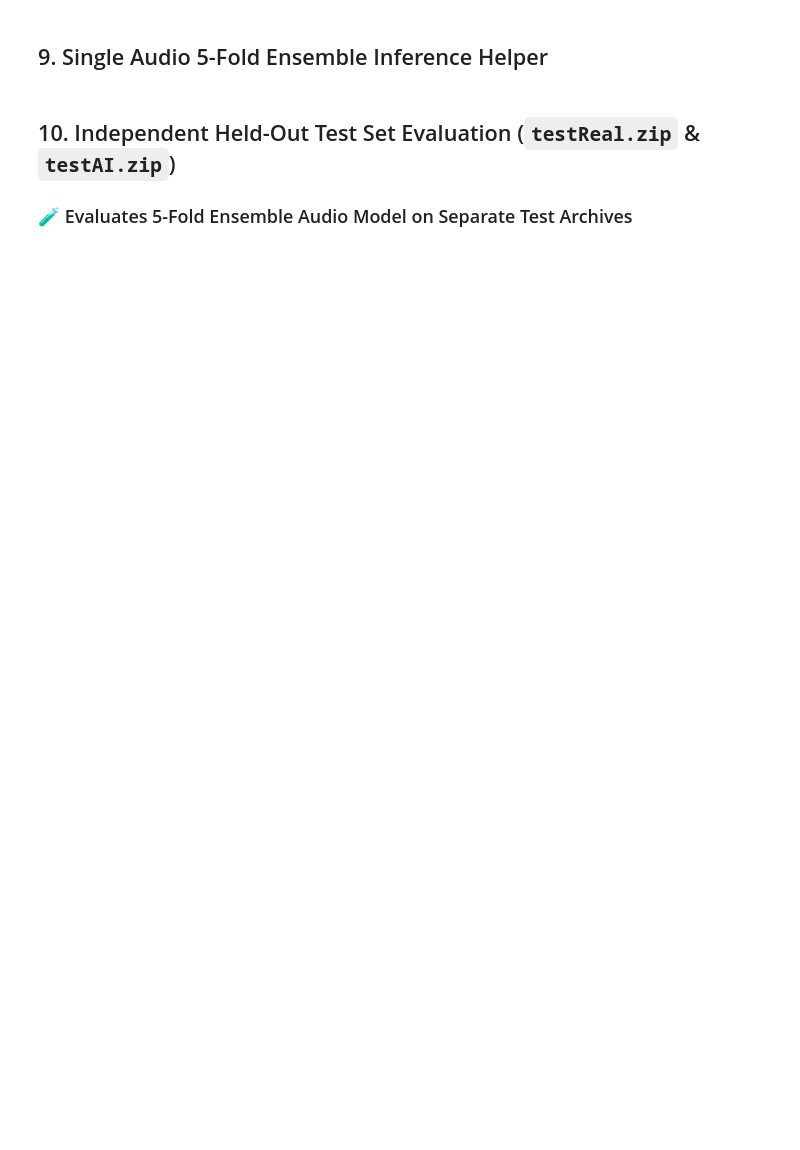
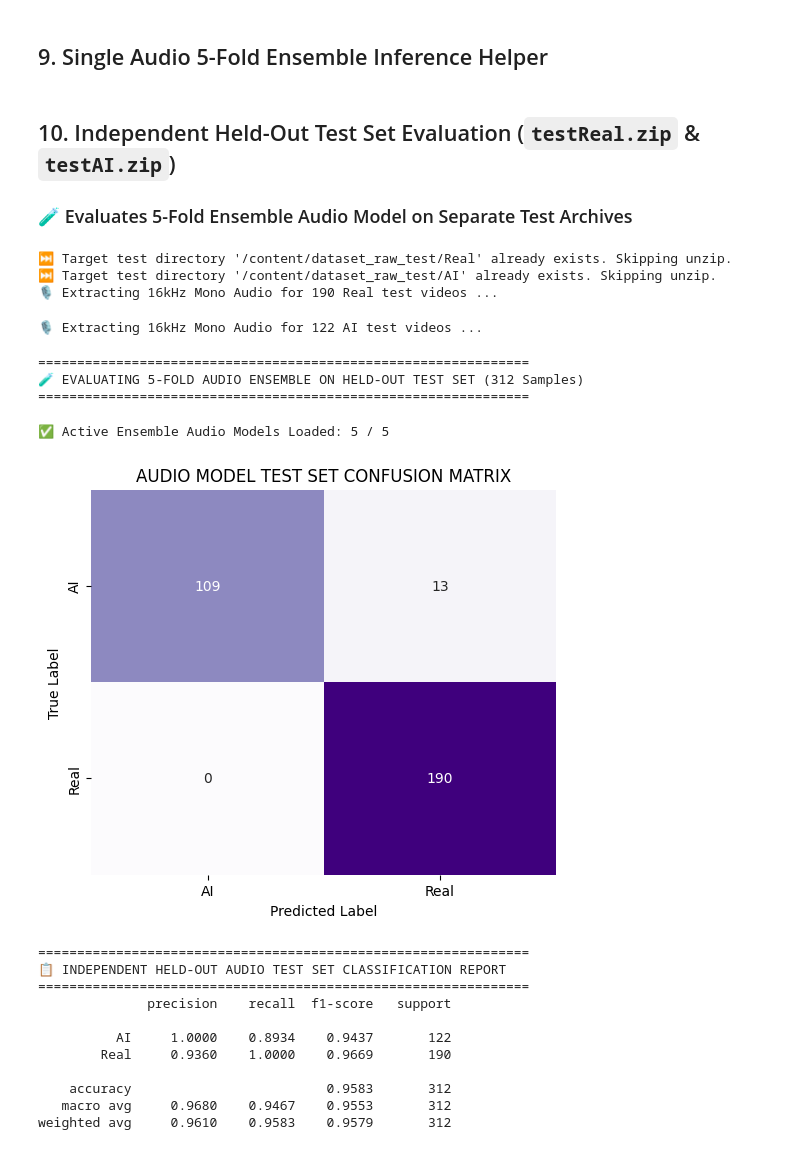
Before and after one commit to putrahadiyanto/mancing-tipu, a Jupyter notebook: notebook/revision1/kfold_audio_ai_detection.ipynb, the cells around one changed output. Drawn from its saved outputs; the diff is of its cells as text; code cells hidden in the pictures; blank space fills up the shorter version.

```diff
--- a/notebook/revision1/kfold_audio_ai_detection.ipynb
+++ b/notebook/revision1/kfold_audio_ai_detection.ipynb
@@ -260,7 +264,9 @@ for cls in CLASSES:
 ## 4. Load 5-Fold Stratified GroupKFold Split (`kfold_splits.json`)
 # %%
 all_audio_samples = []
-for label_idx, cls in enumerate(CLASSES):
+# Note: MelodyMachine pretrained head uses 0=fake/AI, 1=real/Real
+for cls in CLASSES:
+    label_idx = 1 if cls == "Real" else 0
     cls_dir = os.path.join(LOCAL_AUDIO_DIR, cls)
     if not os.path.exists(cls_dir):
         continue
@@ -336,7 +342,7 @@ class AudioChunkDataset(Dataset):
         self.max_samples = max_samples
         self.augment = augment
 
-        stride_samples = max_samples // 2 if augment else max_samples
+        stride_samples = max_samples  # Non-overlapping 5-second chunk stride
         error_count = 0
         for wav_path, label in samples:
             try:
@@ -380,9 +386,9 @@ class AudioChunkDataset(Dataset):
         waveform, label = self.chunk_samples[idx]
         if self.augment:
             waveform = apply_audio_augmentations(waveform, sample_rate=self.target_sr)
-        inputs = feature_extractor(waveform.squeeze(0).numpy(), sampling_rate=self.target_sr, return_tensors="pt")
+        inputs = feature_extractor(waveform.squeeze(0).numpy(), sampling_rate=self.target_sr, do_normalize=True, return_tensors="pt")
         input_values = inputs.input_values.squeeze(0)
         return input_values, label
 
-print("✅ Loaded Section 2B.3 Train-Only Audio Waveform Augmentation Dataset!")
+print("✅ Loaded Section 2B.3 Train-Only Audio Waveform Augmentation Dataset (Non-Overlapping 5s Chunks)!")
 # %% [output]
@@ -397,7 +403,7 @@ def train_wav2vec2_kfold_pipeline(model_tag="AUGMENTED_AUDIO", epochs=EPOCHS, pa
 
     print(f"========================================================")
     print(f"🚀 STARTING 5-FOLD CROSS-VALIDATION FINE-TUNING [{model_tag}]")
-    print(f"   Backbone: {HF_MODEL_ID} | Batch Size: {BATCH_SIZE}")
+    print(f"   Backbone: {HF_MODEL_ID} | Batch Size: {BATCH_SIZE} | LR: {LEARNING_RATE}")
     print(f"========================================================")
 
     for fold_name, split_info in kfold_splits.items():
@@ -444,13 +450,13 @@ def train_wav2vec2_kfold_pipeline(model_tag="AUGMENTED_AUDIO", epochs=EPOCHS, pa
             torch.cuda.empty_cache()
             continue
 
-        # Load Fresh Wav2Vec2 Model for Fold (Explicit label mapping: 0=Real, 1=AI)
+        # Load Fresh Wav2Vec2 Model for Fold (Matches MelodyMachine pretrained head: 0=AI, 1=Real)
         model = AutoModelForAudioClassification.from_pretrained(
             HF_MODEL_ID,
             num_labels=len(CLASSES),
             ignore_mismatched_sizes=True,
-            id2label={0: "Real", 1: "AI"},
-            label2id={"Real": 0, "AI": 1}
+            id2label={0: "AI", 1: "Real"},
+            label2id={"AI": 0, "Real": 1}
         ).to(device)
 
         train_ds = AudioChunkDataset(train_samples, target_sr=SAMPLE_RATE, max_samples=MAX_AUDIO_SAMPLES, augment=True)
@@ -458,7 +464,7 @@ def train_wav2vec2_kfold_pipeline(model_tag="AUGMENTED_AUDIO", epochs=EPOCHS, pa
 
         criterion = nn.CrossEntropyLoss()
         optimizer = torch.optim.AdamW(model.parameters(), lr=LEARNING_RATE, weight_decay=WEIGHT_DECAY)
-        scheduler = torch.optim.lr_scheduler.ReduceLROnPlateau(optimizer, mode='min', factor=REDUCE_LR_FACTOR, patience=REDUCE_LR_PATIENCE, min_lr=MIN_LR)
+        scheduler = torch.optim.lr_scheduler.CosineAnnealingLR(optimizer, T_max=epochs, eta_min=MIN_LR)
         scaler = torch.cuda.amp.GradScaler()
 
         best_val_loss = float('inf')
@@ -510,7 +516,7 @@ def train_wav2vec2_kfold_pipeline(model_tag="AUGMENTED_AUDIO", epochs=EPOCHS, pa
             ep_val_acc = val_corr / val_tot
             history["val_loss"].append(ep_val_loss)
             history["val_acc"].append(ep_val_acc)
-            scheduler.step(ep_val_loss)
+            scheduler.step()
 
             print(f"[{fold_name}] Ep {epoch:02d}/{epochs:02d} | Train Loss: {ep_tr_loss:.4f} Acc: {ep_tr_acc*100:.2f}% | Val Loss: {ep_val_loss:.4f} Acc: {ep_val_acc*100:.2f}%")
 
@@ -753,13 +801,15 @@ for cls in CLASSES:
 
 # Evaluate 5-Fold Soft Voting Ensemble Audio Model on Independent Test Set
 test_audio_samples = []
-for label_idx, cls in enumerate(CLASSES):
+# Note: Model index 0 = AI, 1 = Real in MelodyMachine head
+for cls in CLASSES:
+    true_label = 1 if cls == "Real" else 0
     cls_dir = os.path.join(LOCAL_AUDIO_TEST_DIR, cls)
     if not os.path.exists(cls_dir):
         continue
     wav_files = glob.glob(os.path.join(cls_dir, "*.wav"))
     for wf in wav_files:
-        test_audio_samples.append((wf, label_idx, Path(wf).stem))
+        test_audio_samples.append((wf, true_label, Path(wf).stem))
 
 print(f"\n===============================================================")
 print(f"🧪 EVALUATING 5-FOLD AUDIO ENSEMBLE ON HELD-OUT TEST SET ({len(test_audio_samples)} Samples)")
@@ -792,38 +842,59 @@ if len(ensemble_audio_models) > 0 and len(test_audio_samples) > 0:
             pad_len = MAX_AUDIO_SAMPLES - total_len
             chunks.append(F.pad(waveform, (0, pad_len)))
         else:
-            for start in range(0, total_len - MAX_AUDIO_SAMPLES + 1, MAX_AUDIO_SAMPLES // 2):
+            for start in range(0, total_len - MAX_AUDIO_SAMPLES + 1, MAX_AUDIO_SAMPLES):
                 chunks.append(waveform[:, start:start + MAX_AUDIO_SAMPLES])
 
-        inputs_list = [feature_extractor(c.squeeze(0).numpy(), sampling_rate=SAMPLE_RATE, return_tensors="pt").input_values.squeeze(0) for c in chunks]
+        inputs_list = [feature_extractor(c.squeeze(0).numpy(), sampling_rate=SAMPLE_RATE, do_normalize=True, return_tensors="pt").input_values.squeeze(0) for c in chunks]
         tensors = torch.stack(inputs_list).to(device)
 
         fold_probs = []
         with torch.no_grad():
             for m in ensemble_audio_models:
                 with torch.cuda.amp.autocast():
                     outputs = m(tensors)
                     probs = F.softmax(outputs.logits if hasattr(outputs, 'logits') else outputs, dim=-1).cpu().numpy()
                 fold_probs.append(np.mean(probs, axis=0))
 
         ens_prob = np.mean(fold_probs, axis=0)
         pred_lbl = int(np.argmax(ens_prob))
         y_true_test.append(true_label)
         y_pred_test.append(pred_lbl)
 
-    # Plot Independent Audio Test Set Confusion Matrix
+    # Plot Independent Audio Test Set Confusion Matrix (Labels ordered ["AI", "Real"] matching indices 0, 1)
     fig, ax = plt.subplots(figsize=(6, 5))
-    cm_test = confusion_matrix(y_true_test, y_pred_test)
+    cm_test = confusion_matrix(y_true_test, y_pred_test, labels=[0, 1])
     sns.heatmap(cm_test, annot=True, fmt="d", cmap="Purples", cbar=False, ax=ax,
-                xticklabels=CLASSES, yticklabels=CLASSES)
-    ax.set_title("🧪 HELD-OUT AUDIO TEST SET CONFUSION MATRIX")
+                xticklabels=["AI", "Real"], yticklabels=["AI", "Real"])
+    ax.set_title("AUDIO MODEL TEST SET CONFUSION MATRIX")
     ax.set_xlabel("Predicted Label")
     ax.set_ylabel("True Label")
     plt.show()
 
     print("\n===============================================================")
     print("📋 INDEPENDENT HELD-OUT AUDIO TEST SET CLASSIFICATION REPORT")
     print("===============================================================")
-    print(classification_report(y_true_test, y_pred_test, target_names=CLASSES, digits=4))
+    print(classification_report(y_true_test, y_pred_test, labels=[0, 1], target_names=["AI", "Real"], digits=4))
 else:
     print("ℹ️ Audio test samples or fine-tuned fold checkpoints not ready for test evaluation.")
+# %% [output]
+⏭️ Target test directory '/content/dataset_raw_test/Real' already exists. Skipping unzip.
+⏭️ Target test directory '/content/dataset_raw_test/AI' already exists. Skipping unzip.
+🎙️ Extracting 16kHz Mono Audio for 190 Real test videos ...
+🎙️ Extracting 16kHz Mono Audio for 122 AI test videos ...
+===============================================================
+🧪 EVALUATING 5-FOLD AUDIO ENSEMBLE ON HELD-OUT TEST SET (312 Samples)
+===============================================================
+✅ Active Ensemble Audio Models Loaded: 5 / 5
+[figure, added]
+===============================================================
+📋 INDEPENDENT HELD-OUT AUDIO TEST SET CLASSIFICATION REPORT
+===============================================================
+              precision    recall  f1-score   support
+
+          AI     1.0000    0.8934    0.9437       122
+        Real     0.9360    1.0000    0.9669       190
+
+    accuracy                         0.9583       312
+   macro avg     0.9680    0.9467    0.9553       312
+weighted avg     0.9610    0.9583    0.9579       312
```
Also changed, not shown: parts of 7 cells of this notebook, 4 other files.
